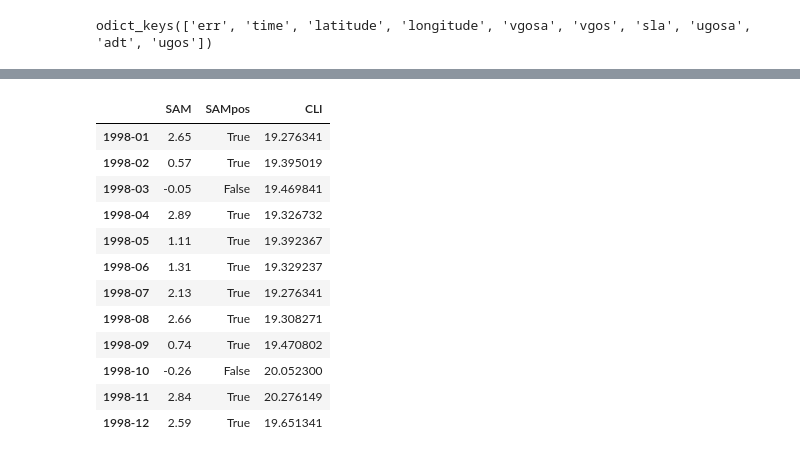
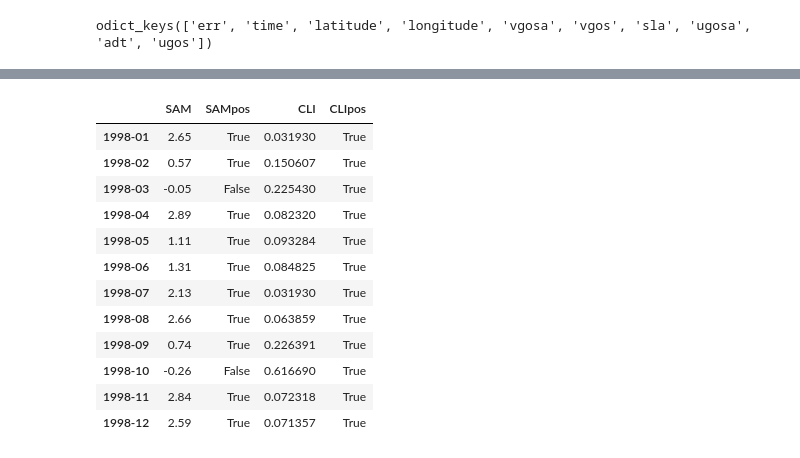
Before and after one commit to janjaapmeijer/phd-public, a Jupyter notebook: notebooks/contour_length.ipynb, the cells around one changed output, grey strips where cells are left out. Cells and saved outputs as stored; diff of their text form; code cells hidden in the pictures.

```diff
--- a/notebooks/contour_length.ipynb
+++ b/notebooks/contour_length.ipynb
@@ -40,7 +41,7 @@ def contour_length(lon, lat, var, contour_range=(-0.1, 0.4)): #contour_center= ,
         iltc = np.argsort(np.abs(var[:, iln] - contour_center))
         if iln > 0:
             i = 0
-            while np.abs(iltc[i] - iltcprev) >= 2:
+            while np.abs(iltc[i] - iltcprev) >= 3:
                 i += 1
             iltc = iltc[i]
         else:
@@ -58,12 +59,12 @@ def contour_length(lon, lat, var, contour_range=(-0.1, 0.4)): #contour_center= ,
             contiguous = iltc
 #             print(ilt)
             for i in range(ic+1, len(ilt)):
-                if ilt[i] == contiguous + 1: #and not ilt[i] > iltc + 3:
+                if (ilt[i] == contiguous + 1) & (np.abs(contiguous - iltc) <= 3): #and not ilt[i] > iltc + 3:
                     trueidx[i] = True
                 contiguous += 1
             contiguous = iltc
             for i in reversed(range(0, ic)):
-                if ilt[i] == contiguous - 1: #and not ilt[i] < iltc - 3:
+                if (ilt[i] == contiguous - 1)  & (np.abs(contiguous - iltc) <= 3): #and not ilt[i] < iltc - 3:
                     trueidx[i] = True
                 contiguous -= 1
 #             print(trueidx)
@@ -89,7 +90,7 @@ def contour_length(lon, lat, var, contour_range=(-0.1, 0.4)): #contour_center= ,
 
     return cl, lat_ct
 
-cl, lat_ct = contour_length(lon, lat, annualmean, contour_range=(-0.1, 0.4))
+annualmeancl, lat_ct = contour_length(lon[4:32], lat, annualmean[:, 4:32], contour_range=(0, 0.3))
 
 # annualmean = np.mean(sl['adt'][60:80], axis=0)
 # %%
@@ -119,7 +120,7 @@ for row in range(rows):
 
         monthlymean = np.mean(sl['adt'][idx,], axis=0)
         cl, lat_ct = contour_length(lon[4:32], lat, monthlymean[:, 4:32], contour_range=(0, 0.3))
-        cli.append(cl)
+        cli.append(cl - annualmeancl)
         ct = ax[row, col].contour(sl['longitude'][:], sl['latitude'][:], monthlymean, np.linspace(-0.1, 0.4, 5)) #[-0.1, 0, 0.1, 0.2, 0.3, 0.4]
         ax[row, col].contour(sl['longitude'][:], sl['latitude'][:], monthlymean, [0.15], colors='r', linewidths=2)
         ax[row, col].plot(lon[4:32], lat_ct, 'k.-', linewidth=2, markersize=5)
@@ -165,29 +172,30 @@ filling off
 # %%
 import pandas as pd
 pd.date_range(start='1/1/1998', periods=12, freq='M')
 
 df = pd.read_csv(os.path.join(datadir, 'external', 'sam', 'monthly_sam_1957-2007.txt'), sep='\s+')
 df.columns = range(1, 13)
 df = df.stack()
 year = df.index.get_level_values(0).values
 month = df.index.get_level_values(1).values
 
 df.index = pd.PeriodIndex(year=year, month=month, freq='M')
 df98 = pd.DataFrame(df.loc[df.index.year == 1998], columns=['SAM'])
 df98['SAMpos'] = df98['SAM'] > 0
 df98['CLI'] = cli
+df98['CLIpos'] = df98['CLI'] > 0
 df98
 # %% [output]
-|  | SAM | SAMpos | CLI |
-| 1998-01 | 2.65 | True | 19.276341 |
-| 1998-02 | 0.57 | True | 19.395019 |
-| 1998-03 | -0.05 | False | 19.469841 |
-| 1998-04 | 2.89 | True | 19.326732 |
-| 1998-05 | 1.11 | True | 19.392367 |
-| 1998-06 | 1.31 | True | 19.329237 |
-| 1998-07 | 2.13 | True | 19.276341 |
-| 1998-08 | 2.66 | True | 19.308271 |
-| 1998-09 | 0.74 | True | 19.470802 |
-| 1998-10 | -0.26 | False | 20.052300 |
-| 1998-11 | 2.84 | True | 20.276149 |
-| 1998-12 | 2.59 | True | 19.651341 |
+|  | SAM | SAMpos | CLI | CLIpos |
+| 1998-01 | 2.65 | True | 0.031930 | True |
+| 1998-02 | 0.57 | True | 0.150607 | True |
+| 1998-03 | -0.05 | False | 0.225430 | True |
+| 1998-04 | 2.89 | True | 0.082320 | True |
+| 1998-05 | 1.11 | True | 0.093284 | True |
+| 1998-06 | 1.31 | True | 0.084825 | True |
+| 1998-07 | 2.13 | True | 0.031930 | True |
+| 1998-08 | 2.66 | True | 0.063859 | True |
+| 1998-09 | 0.74 | True | 0.226391 | True |
+| 1998-10 | -0.26 | False | 0.616690 | True |
+| 1998-11 | 2.84 | True | 0.072318 | True |
+| 1998-12 | 2.59 | True | 0.071357 | True |
```
Also changed, not shown: parts of 8 cells of this notebook.
